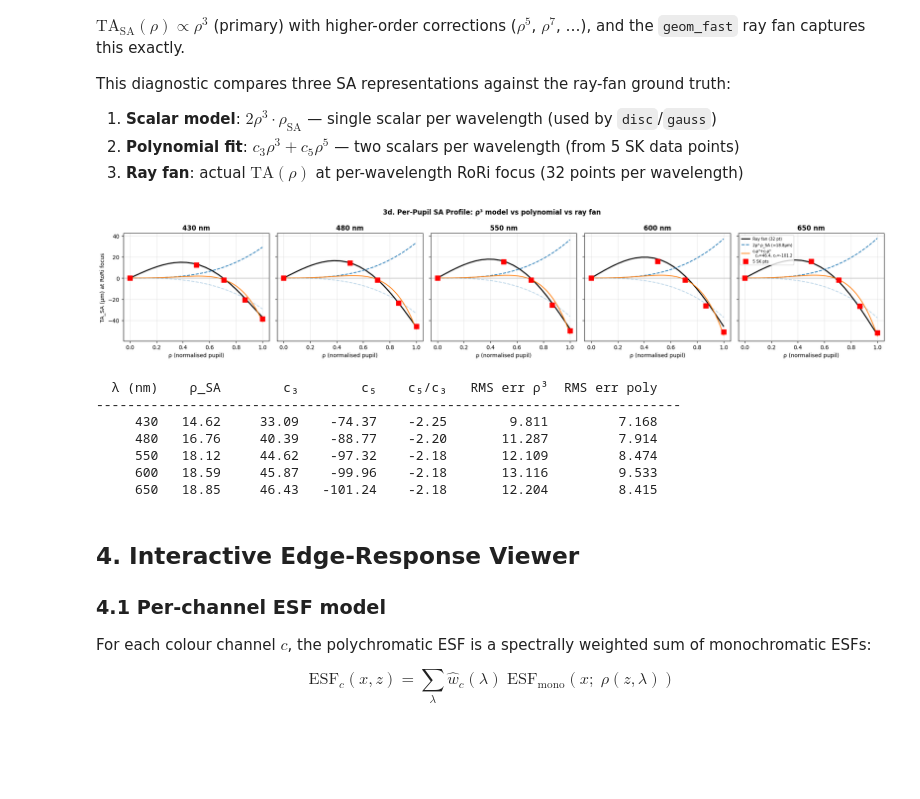
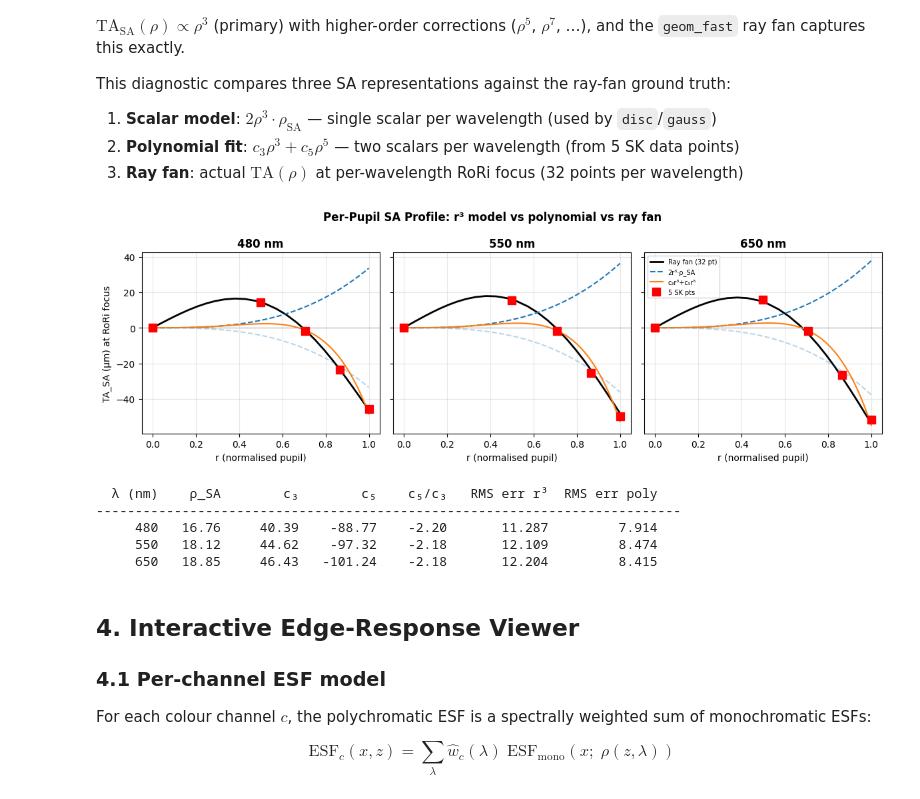
Before and after one commit to Leyangf/ColorFringeCalculation, a Jupyter notebook: examples/cfw_geom_demo.ipynb, the cells around one changed output. Saved outputs shown, nothing was run; the diff lists cells and outputs as text; code cells hidden in the pictures; blank space fills up the shorter version.

```diff
--- a/examples/cfw_geom_demo.ipynb
+++ b/examples/cfw_geom_demo.ipynb
@@ -387,7 +387,7 @@ w_arr  = np.array(_RORI_WEIGHTS)    # RoRi weights
 
 # ── 1. Compute per-pupil TA_SA from 5 SK values ──────────────────────
 #    TA_SA(ρ, λ) = [SK(ρ,λ) - RoRi(λ)] × ρ / denom × 1000  (µm)
-wl_select = [430, 480, 550, 600, 650]  # representative wavelengths (nm)
+wl_select = [480, 550, 650]  # F / e / C lines (Abbe-style anchors, aligned with sensor RGB peaks)
 sk_data = {}      # {wl: sks_mm array}
 rori_data = {}    # {wl: rori_mm}
 ta_sa_5pt = {}    # {wl: ta_sa_µm at 5 pupil heights}
@@ -449,58 +449,56 @@ for idx, wl_nm in enumerate(wl_select):
 
     # Current ρ³ model (magnitude only, show as ±)
     ta_rho3 = 2 * rho_fine**3 * rsa
-    ax.plot(rho_fine,  ta_rho3, "--", color="C0", lw=1.5, label=f"2ρ³·ρ_SA (={rsa:.1f}µm)")
+    ax.plot(rho_fine,  ta_rho3, "--", color="C0", lw=1.5, label=f"2r³·ρ_SA")
     ax.plot(rho_fine, -ta_rho3, "--", color="C0", lw=1.5, alpha=0.3)
 
     # Polynomial fit c₃ρ³ + c₅ρ⁵
     ta_poly = c3 * rho_fine**3 + c5 * rho_fine**5
     ax.plot(rho_fine, ta_poly, "-", color="C1", lw=1.5,
-            label=f"c₃ρ³+c₅ρ⁵\n  c₃={c3:.1f}, c₅={c5:.1f}")
+            label=f"c₃r³+c₅r⁵")
 
     # 5 SK data points
     ax.plot(py_arr, ta_sa_5pt[wl_nm], "rs", ms=8, zorder=5, label="5 SK pts")
 
     ax.axhline(0, color="gray", lw=0.5)
-    ax.set_xlabel("ρ (normalised pupil)")
+    ax.set_xlabel("r (normalised pupil)")
     ax.set_title(f"{wl_nm} nm", fontweight="bold")
     ax.grid(True, alpha=0.3)
     if idx == 0:
         ax.set_ylabel("TA_SA (µm) at RoRi focus")
 
 axes[-1].legend(fontsize=7, loc="upper left")
-fig.suptitle("3d. Per-Pupil SA Profile: ρ³ model vs polynomial vs ray fan",
+fig.suptitle("Per-Pupil SA Profile: r³ model vs polynomial vs ray fan",
              fontsize=12, fontweight="bold")
 plt.tight_layout()
 plt.show()
 
 # ── 6. Quantitative summary ──────────────────────────────────────────
 print(f"\n{'λ (nm)':>8}  {'ρ_SA':>6}  {'c₃':>8}  {'c₅':>8}  {'c₅/c₃':>7}  "
-      f"{'RMS err ρ³':>11}  {'RMS err poly':>12}")
+      f"{'RMS err r³':>11}  {'RMS err poly':>12}")
 print("-" * 75)
 for wl_nm in wl_select:
     rsa = rho_sa_interp[wl_nm]
     c3, c5 = poly_coeffs[wl_nm]
     # RMS error vs ray fan at the 32 GL nodes
     ta_rf = ta_rf_at_rori[wl_nm]
     # For ρ³ model, use magnitude since it's unsigned
     ta_rho3_rf = 2 * rho_rf**3 * rsa
     # Sign: use sign of ray fan to align ρ³ model for fair comparison
     sign_rf = np.sign(np.sum(ta_rf * rho_rf**3))  # dominant sign
     err_rho3 = np.sqrt(np.mean((sign_rf * ta_rho3_rf - ta_rf)**2))
     # Polynomial
     ta_poly_rf = c3 * rho_rf**3 + c5 * rho_rf**5
     err_poly = np.sqrt(np.mean((ta_poly_rf - ta_rf)**2))
     ratio = c5 / c3 if abs(c3) > 1e-6 else float("inf")
     print(f"{wl_nm:>8}  {rsa:>6.2f}  {c3:>8.2f}  {c5:>8.2f}  {ratio:>+7.2f}  "
           f"{err_rho3:>11.3f}  {err_poly:>12.3f}")
 # %% [output]
-[figure, old version]
+[figure, new version]
-  λ (nm)    ρ_SA        c₃        c₅    c₅/c₃   RMS err ρ³  RMS err poly
+  λ (nm)    ρ_SA        c₃        c₅    c₅/c₃   RMS err r³  RMS err poly
 ---------------------------------------------------------------------------
-     430   14.62     33.09    -74.37    -2.25        9.811         7.168
      480   16.76     40.39    -88.77    -2.20       11.287         7.914
      550   18.12     44.62    -97.32    -2.18       12.109         8.474
-     600   18.59     45.87    -99.96    -2.18       13.116         9.533
      650   18.85     46.43   -101.24    -2.18       12.204         8.415
 # %% [markdown]
 ## 4. Interactive Edge-Response Viewer
```
Also changed, not shown: parts of 6 cells of this notebook, 4 other files.
